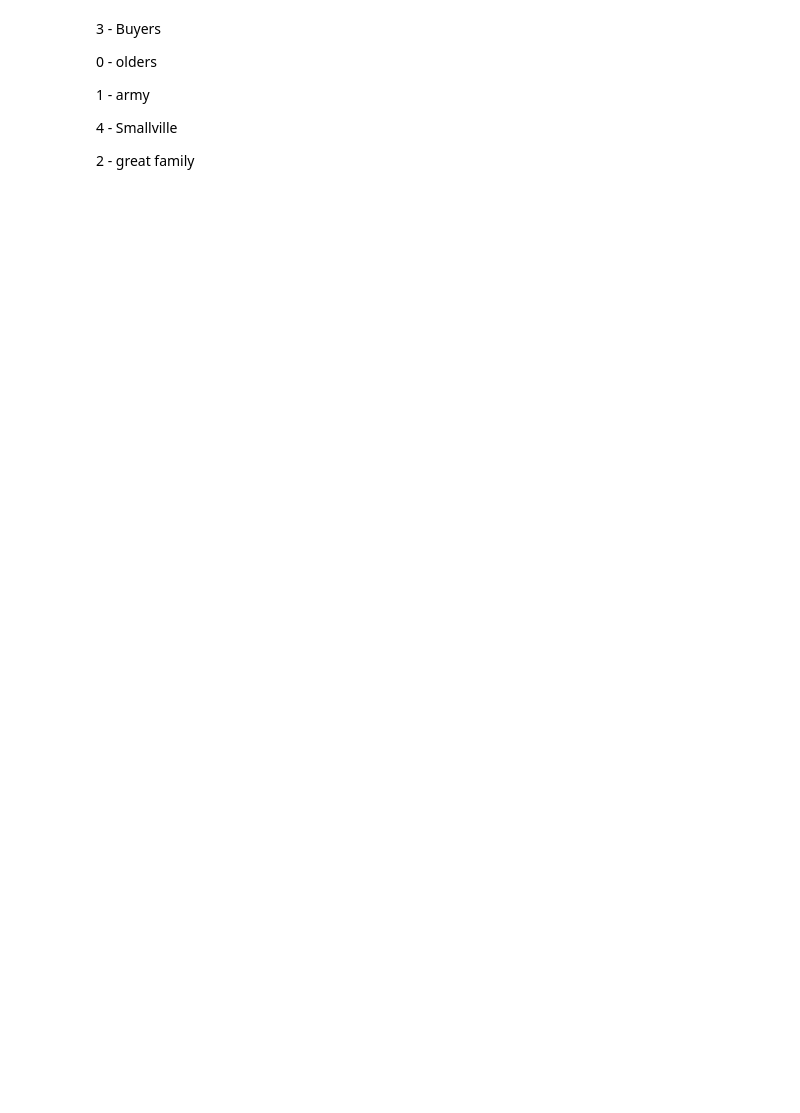
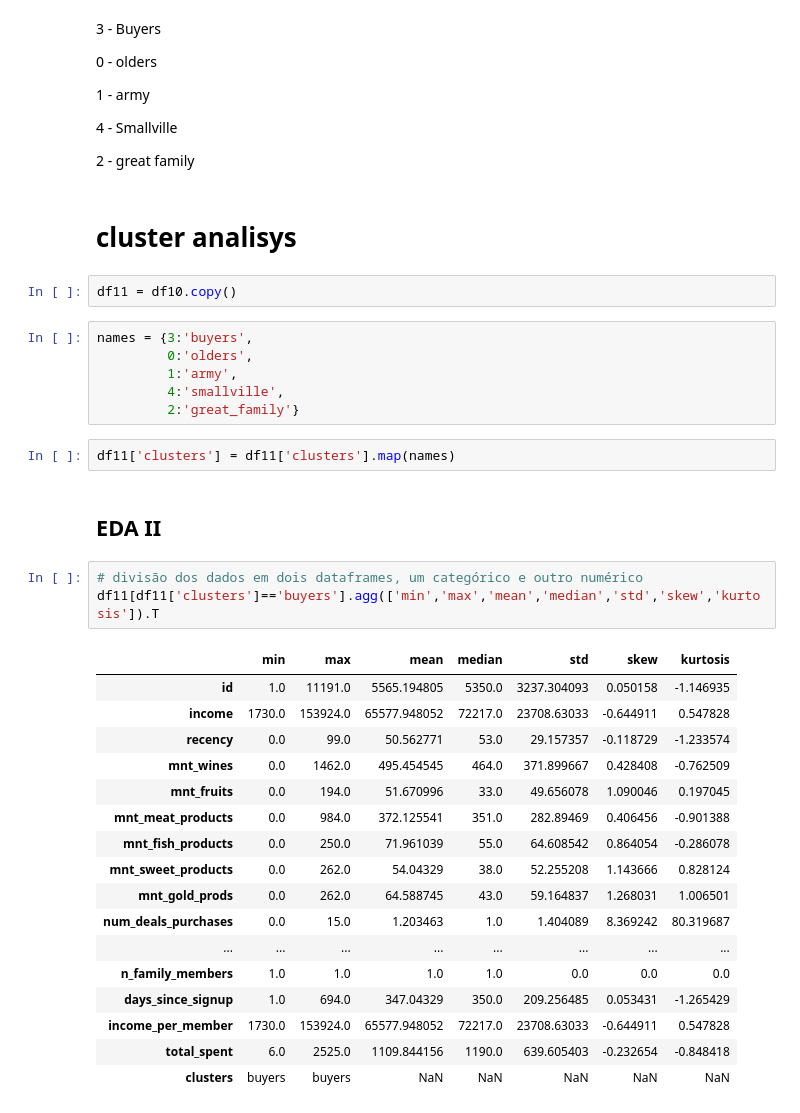
Before and after one commit to lavinomenezes/ifood_data_analyst_challenge, a Jupyter notebook: notebooks/ifood_lm_v10_segmentation_embedding_space.ipynb, the cells around one changed output. Saved outputs shown, nothing was run; the diff lists cells and outputs as text; blank space fills up the shorter version.

```diff
--- a/notebooks/ifood_lm_v10_segmentation_embedding_space.ipynb
+++ b/notebooks/ifood_lm_v10_segmentation_embedding_space.ipynb
@@ -622,3 +622,38 @@ df_cluster.sort_values(by='total_spent',ascending=False)
 4 - Smallville
 
 2 - great family
+# %% [markdown]
+# cluster analisys
+# %%
+df11 = df10.copy()
+# %%
+names = {3:'buyers',
+         0:'olders',
+         1:'army',
+         4:'smallville',
+         2:'great_family'}
+# %%
+df11['clusters'] = df11['clusters'].map(names)
+# %% [markdown]
+## EDA II
+# %%
+# divisão dos dados em dois dataframes, um categórico e outro numérico
+df11[df11['clusters']=='buyers'].agg(['min','max','mean','median','std','skew','kurtosis']).T
+# %% [output]
+|  | min | max | mean | median | std | skew | kurtosis |
+| id | 1.0 | 11191.0 | 5565.194805 | 5350.0 | 3237.304093 | 0.050158 | -1.146935 |
+| income | 1730.0 | 153924.0 | 65577.948052 | 72217.0 | 23708.63033 | -0.644911 | 0.547828 |
+| recency | 0.0 | 99.0 | 50.562771 | 53.0 | 29.157357 | -0.118729 | -1.233574 |
+| mnt_wines | 0.0 | 1462.0 | 495.454545 | 464.0 | 371.899667 | 0.428408 | -0.762509 |
+| mnt_fruits | 0.0 | 194.0 | 51.670996 | 33.0 | 49.656078 | 1.090046 | 0.197045 |
+| mnt_meat_products | 0.0 | 984.0 | 372.125541 | 351.0 | 282.89469 | 0.406456 | -0.901388 |
+| mnt_fish_products | 0.0 | 250.0 | 71.961039 | 55.0 | 64.608542 | 0.864054 | -0.286078 |
+| mnt_sweet_products | 0.0 | 262.0 | 54.04329 | 38.0 | 52.255208 | 1.143666 | 0.828124 |
+| mnt_gold_prods | 0.0 | 262.0 | 64.588745 | 43.0 | 59.164837 | 1.268031 | 1.006501 |
+| num_deals_purchases | 0.0 | 15.0 | 1.203463 | 1.0 | 1.404089 | 8.369242 | 80.319687 |
+| ... | ... | ... | ... | ... | ... | ... | ... |
+| n_family_members | 1.0 | 1.0 | 1.0 | 1.0 | 0.0 | 0.0 | 0.0 |
+| days_since_signup | 1.0 | 694.0 | 347.04329 | 350.0 | 209.256485 | 0.053431 | -1.265429 |
+| income_per_member | 1730.0 | 153924.0 | 65577.948052 | 72217.0 | 23708.63033 | -0.644911 | 0.547828 |
+| total_spent | 6.0 | 2525.0 | 1109.844156 | 1190.0 | 639.605403 | -0.232654 | -0.848418 |
+| clusters | buyers | buyers | NaN | NaN | NaN | NaN | NaN |
```
Also changed, not shown: parts of 6 cells of this notebook, 2 other files.
